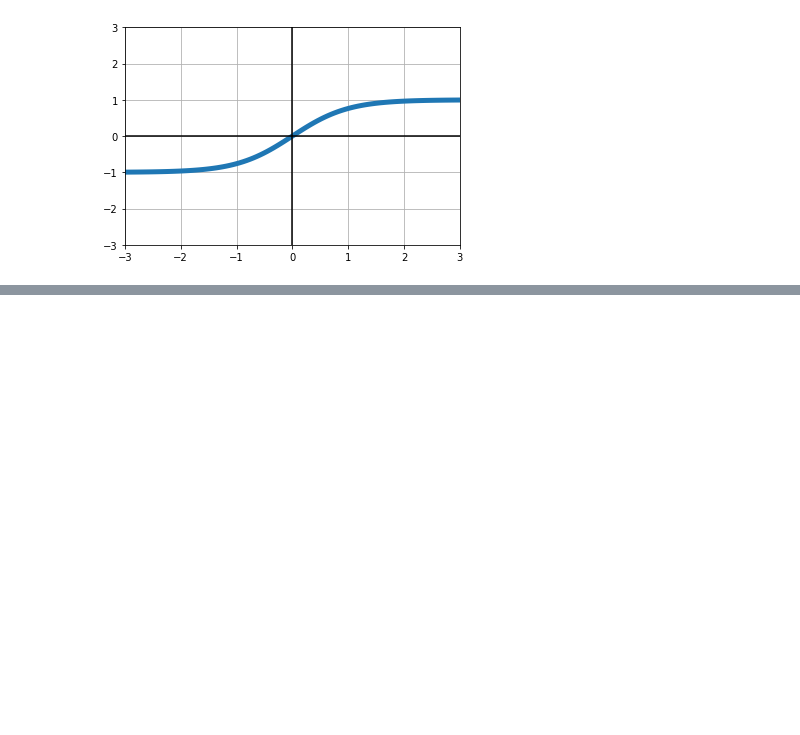
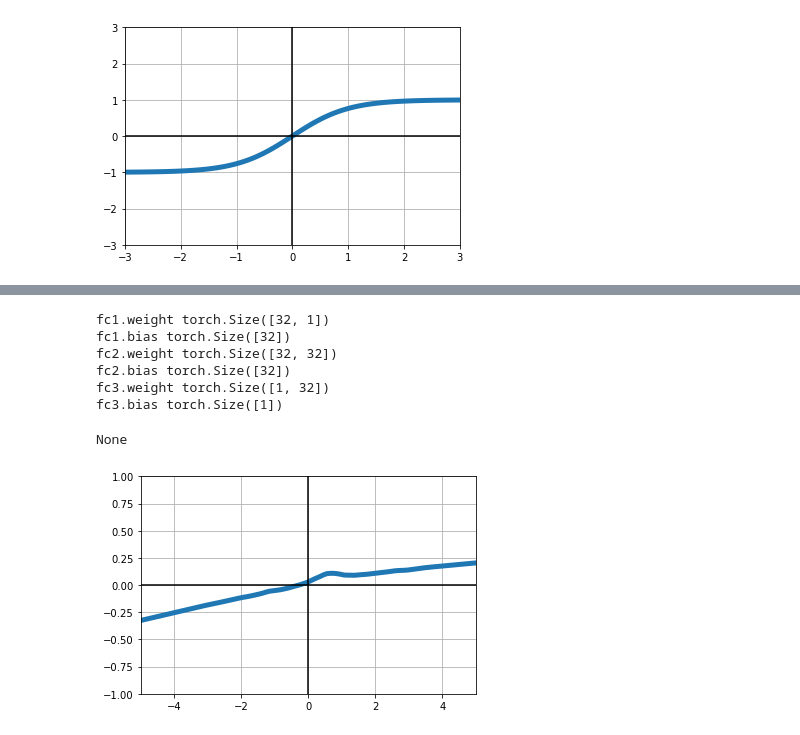
Before and after one commit to franciscodominguezmateos/IntroduccionDeepLearning, a Jupyter notebook: pyTorchIntro_22011401.ipynb, the cells around one changed output, grey strips where cells are left out. Cells and saved outputs as stored; diff of their text form; code cells hidden in the pictures; blank space fills up the shorter version.

```diff
--- a/pyTorchIntro_22011401.ipynb
+++ b/pyTorchIntro_22011401.ipynb
@@ -91,0 +234,14 @@ plot(xs.numpy(),ys.numpy())
+# %%
+for name,p in net.named_parameters():
+    print(name,p.shape)
+# %% [output]
+fc1.weight torch.Size([32, 1])
+fc1.bias torch.Size([32])
+fc2.weight torch.Size([32, 32])
+fc2.bias torch.Size([32])
+fc3.weight torch.Size([1, 32])
+fc3.bias torch.Size([1])
+# %%
+print(net.fc1.bias.grad)
+# %% [output]
+None
@@ -91,0 +256,4 @@ plot(xs.numpy(),ys.numpy())
+# %%
+plot(x.detach().numpy(),y.detach().numpy(),ylim=(-1,1),xlim=(-5,5))
+# %% [output]
+[figure, added]
```
Also changed, not shown: parts of 56 cells of this notebook, 2 other files.
